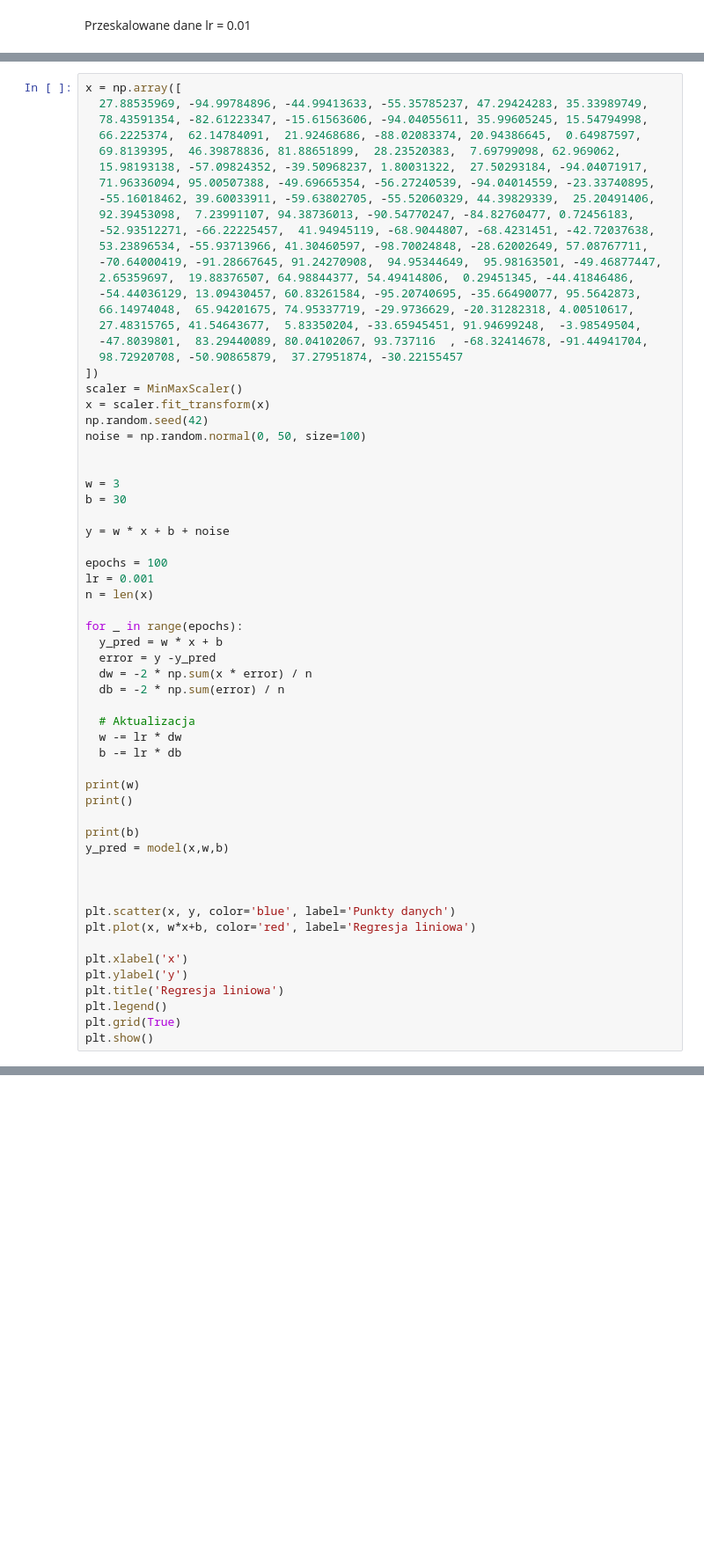
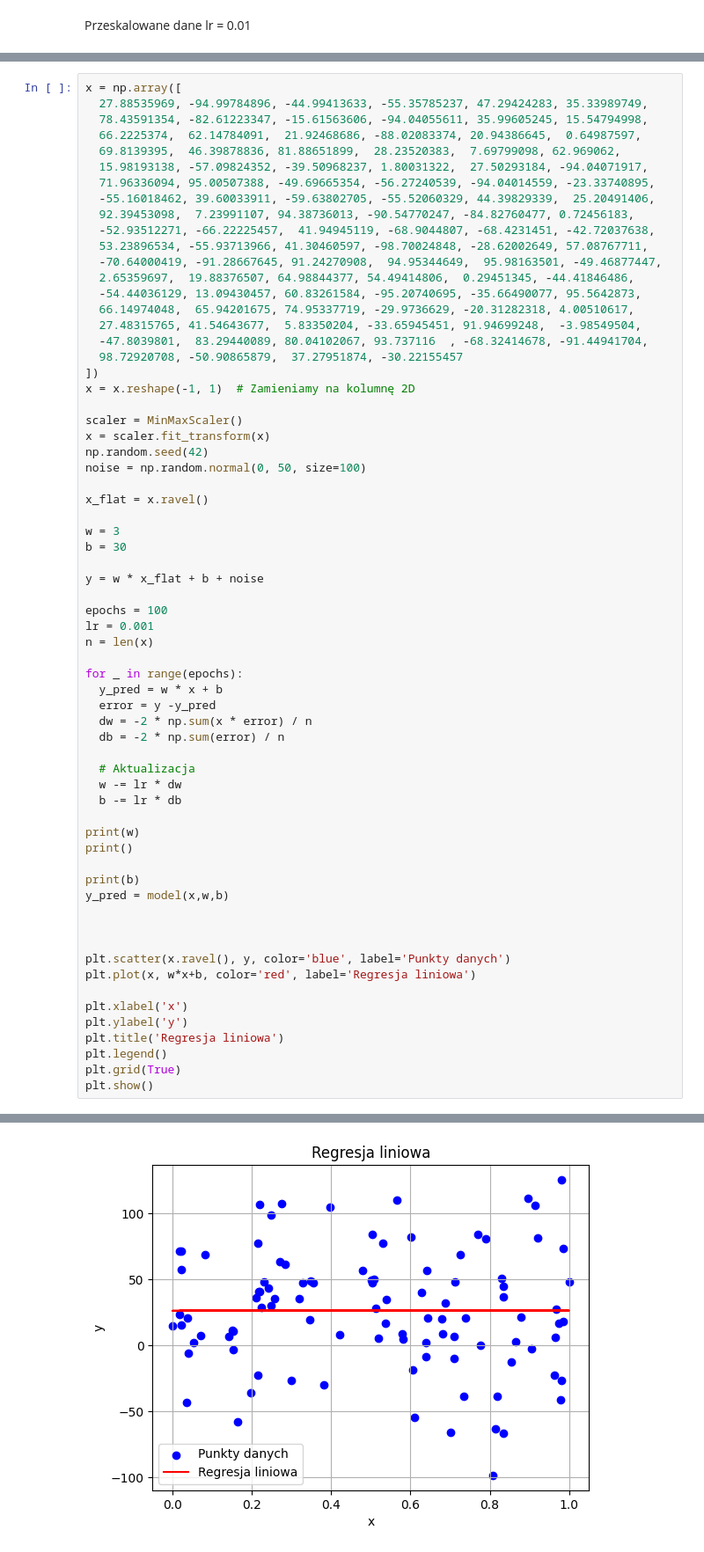
Before and after one commit to szymonszwedzinskiii/DataTemplates, a Jupyter notebook: Linearregression.ipynb, the cells around one changed output, grey strips where cells are left out. Shown at 88% size. Cells and saved outputs as stored; diff of their text form; blank space fills up the shorter version.

```diff
--- a/Linearregression.ipynb
+++ b/Linearregression.ipynb
@@ -190,16 +331,19 @@ x = np.array([
   -47.8039801,  83.29440089, 80.04102067, 93.737116  , -68.32414678, -91.44941704,
   98.72920708, -50.90865879,  37.27951874, -30.22155457
 ])
+x = x.reshape(-1, 1)  # Zamieniamy na kolumnę 2D
+
 scaler = MinMaxScaler()
 x = scaler.fit_transform(x)
 np.random.seed(42)
 noise = np.random.normal(0, 50, size=100)
 
+x_flat = x.ravel()
 
 w = 3
 b = 30
 
-y = w * x + b + noise
+y = w * x_flat + b + noise
 
 epochs = 100
 lr = 0.001
@@ -223,7 +367,7 @@ y_pred = model(x,w,b)
 
 
 
-plt.scatter(x, y, color='blue', label='Punkty danych')
+plt.scatter(x.ravel(), y, color='blue', label='Punkty danych')
 plt.plot(x, w*x+b, color='red', label='Regresja liniowa')
 
 plt.xlabel('x')
@@ -239,0 +383 @@ array=[ 27.88535969 -94.99784896 -44.99413633 -55.35785237  47.29424283
+[figure, added]
```
Also changed, not shown: parts of 4 cells of this notebook.
